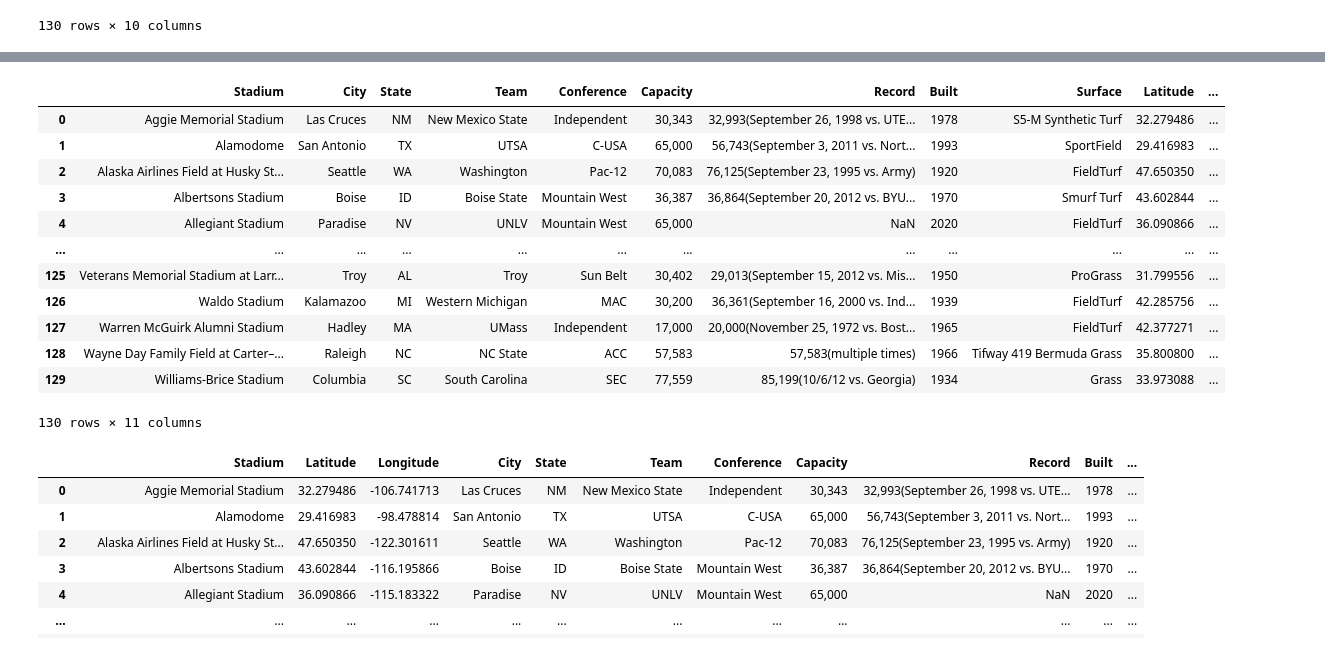
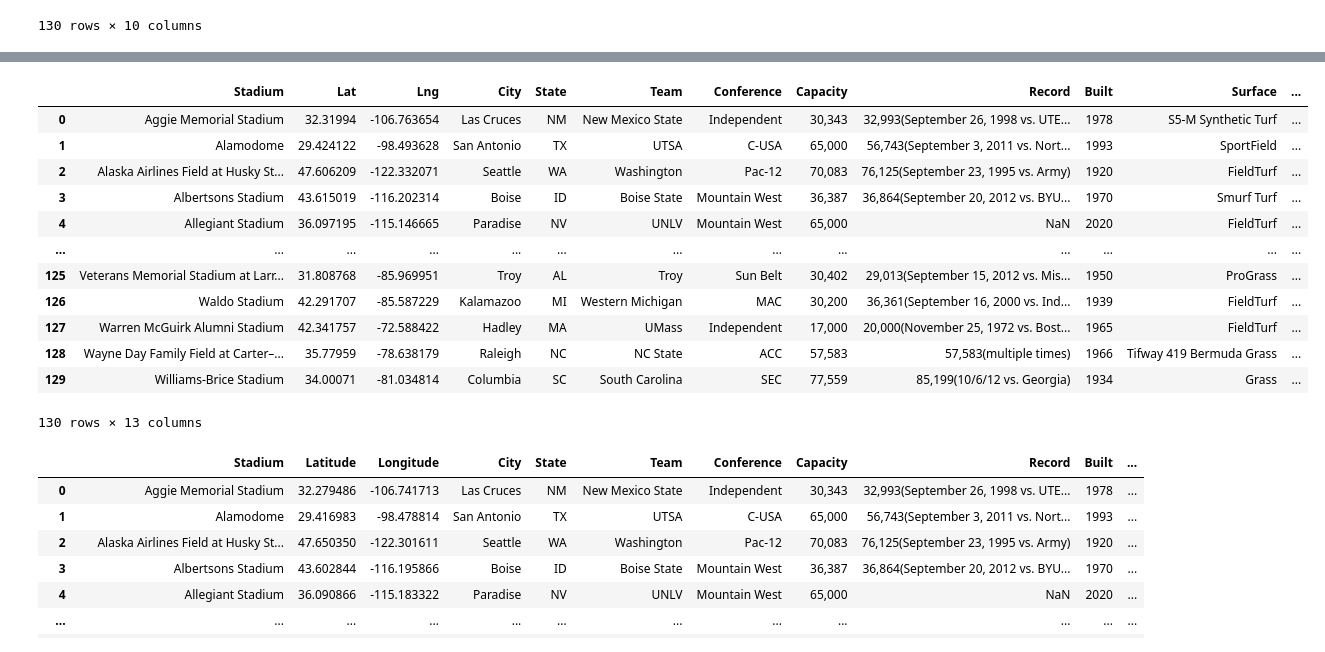
Before and after one commit to Kylec66/College-Football-Stadium-Analysis, a Jupyter notebook: Stadium Info.ipynb, the cells around one changed output, grey strips where cells are left out. Drawn from its saved outputs; the diff is of its cells as text; code cells hidden in the pictures.

```diff
--- a/Stadium Info.ipynb
+++ b/Stadium Info.ipynb
@@ -34,9 +34,10 @@ stadiums_pd
 # Add columns for lat, lng
 # Hint: Be sure to specify "" as the initial value for each column.
 
-stadiums_ordered_pd = stadiums_pd[["Stadium","City","State","Team","Conference","Capacity","Record","Built","Surface"]]
+stadiums_pd['Lat'] = ""
+stadiums_pd['Lng'] = ""
 
-stadiums_ordered_pd.head()
+stadiums_ordered_pd = stadiums_pd[["Stadium","Lat","Lng","City","State","Team","Conference","Capacity","Record","Built","Surface"]]
 
-stadiums_ordered_pd.head()
+stadiums_ordered_pd
 # %% [output]
@@ -48,0 +57,33 @@ stadiums_ordered_pd.head()
+# %%
+params = {
+    'key': gkey
+}
+
+
+for index, row in stadiums_ordered_pd.iterrows():
+
+    base_url = f"https://maps.googleapis.com/maps/api/geocode/json"
+
+    city = row['City']
+    state = row['State']
+
+    # add keyword to params dict
+    params['address'] = f'{city},{state}'
+
+    response = requests.get(base_url, params=params).json()
+
+    # extract results
+    results = response['results']
+
+    try:
+        stadiums_ordered_pd.loc[index, 'Lat'] = results[0]['geometry']['location']['lat']
+        stadiums_ordered_pd.loc[index, 'Lng'] = results[0]['geometry']['location']['lng']
+
+
+    except (KeyError, IndexError):
+        print("Missing field/result... skipping.")
+
+    print("------------")
+
+
+stadiums_ordered_pd.head()
@@ -49,44 +114,44 @@ stadiums_ordered_pd.head()
 # %%
 from pprint import pprint
 
 for index, row in stadiums_ordered_pd.iterrows():
 
     target_city = row['Stadium']
 
     base_url = f"https://maps.googleapis.com/maps/api/geocode/json?address={target_city}&key={gkey}"
 
-    #lat = row['Lat']
-    #lng = row['Lng']
+    lat = row['Lat']
+    lng = row['Lng']
 
     # add keyword to params dict
     params['location'] = f'{lat},{lng}'
 
     # assemble
 
     response = requests.get(base_url, params=params).json()
 
     try:
         stadiums_ordered_pd.loc[index, 'Latitude'] = response['results'][0]['geometry']['location']['lat']
         stadiums_ordered_pd.loc[index, 'Longitude'] = response['results'][0]['geometry']['location']['lng']
 
     except:
         print(target_city)
 
 stadiums_ordered_pd
 # %% [output]
-|  | Stadium | City | State | Team | Conference | Capacity | Record | Built | Surface | Latitude | ... |
-| 0 | Aggie Memorial Stadium | Las Cruces | NM | New Mexico State | Independent | 30,343 | 32,993(September 26, 1998 vs. UTE... | 1978 | S5-M Synthetic Turf | 32.279486 | ... |
-| 1 | Alamodome | San Antonio | TX | UTSA | C-USA | 65,000 | 56,743(September 3, 2011 vs. Nort... | 1993 | SportField | 29.416983 | ... |
-| 2 | Alaska Airlines Field at Husky St... | Seattle | WA | Washington | Pac-12 | 70,083 | 76,125(September 23, 1995 vs. Army) | 1920 | FieldTurf | 47.650350 | ... |
-| 3 | Albertsons Stadium | Boise | ID | Boise State | Mountain West | 36,387 | 36,864(September 20, 2012 vs. BYU... | 1970 | Smurf Turf | 43.602844 | ... |
-| 4 | Allegiant Stadium | Paradise | NV | UNLV | Mountain West | 65,000 | NaN | 2020 | FieldTurf | 36.090866 | ... |
-| ... | ... | ... | ... | ... | ... | ... | ... | ... | ... | ... | ... |
-| 125 | Veterans Memorial Stadium at Larr... | Troy | AL | Troy | Sun Belt | 30,402 | 29,013(September 15, 2012 vs. Mis... | 1950 | ProGrass | 31.799556 | ... |
-| 126 | Waldo Stadium | Kalamazoo | MI | Western Michigan | MAC | 30,200 | 36,361(September 16, 2000 vs. Ind... | 1939 | FieldTurf | 42.285756 | ... |
-| 127 | Warren McGuirk Alumni Stadium | Hadley | MA | UMass | Independent | 17,000 | 20,000(November 25, 1972 vs. Bost... | 1965 | FieldTurf | 42.377271 | ... |
-| 128 | Wayne Day Family Field at Carter–... | Raleigh | NC | NC State | ACC | 57,583 | 57,583(multiple times) | 1966 | Tifway 419 Bermuda Grass | 35.800800 | ... |
-| 129 | Williams-Brice Stadium | Columbia | SC | South Carolina | SEC | 77,559 | 85,199(10/6/12 vs. Georgia) | 1934 | Grass | 33.973088 | ... |
+|  | Stadium | Lat | Lng | City | State | Team | Conference | Capacity | Record | Built | Surface | ... |
+| 0 | Aggie Memorial Stadium | 32.31994 | -106.763654 | Las Cruces | NM | New Mexico State | Independent | 30,343 | 32,993(September 26, 1998 vs. UTE... | 1978 | S5-M Synthetic Turf | ... |
+| 1 | Alamodome | 29.424122 | -98.493628 | San Antonio | TX | UTSA | C-USA | 65,000 | 56,743(September 3, 2011 vs. Nort... | 1993 | SportField | ... |
+| 2 | Alaska Airlines Field at Husky St... | 47.606209 | -122.332071 | Seattle | WA | Washington | Pac-12 | 70,083 | 76,125(September 23, 1995 vs. Army) | 1920 | FieldTurf | ... |
+| 3 | Albertsons Stadium | 43.615019 | -116.202314 | Boise | ID | Boise State | Mountain West | 36,387 | 36,864(September 20, 2012 vs. BYU... | 1970 | Smurf Turf | ... |
+| 4 | Allegiant Stadium | 36.097195 | -115.146665 | Paradise | NV | UNLV | Mountain West | 65,000 | NaN | 2020 | FieldTurf | ... |
+| ... | ... | ... | ... | ... | ... | ... | ... | ... | ... | ... | ... | ... |
+| 125 | Veterans Memorial Stadium at Larr... | 31.808768 | -85.969951 | Troy | AL | Troy | Sun Belt | 30,402 | 29,013(September 15, 2012 vs. Mis... | 1950 | ProGrass | ... |
+| 126 | Waldo Stadium | 42.291707 | -85.587229 | Kalamazoo | MI | Western Michigan | MAC | 30,200 | 36,361(September 16, 2000 vs. Ind... | 1939 | FieldTurf | ... |
+| 127 | Warren McGuirk Alumni Stadium | 42.341757 | -72.588422 | Hadley | MA | UMass | Independent | 17,000 | 20,000(November 25, 1972 vs. Bost... | 1965 | FieldTurf | ... |
+| 128 | Wayne Day Family Field at Carter–... | 35.77959 | -78.638179 | Raleigh | NC | NC State | ACC | 57,583 | 57,583(multiple times) | 1966 | Tifway 419 Bermuda Grass | ... |
+| 129 | Williams-Brice Stadium | 34.00071 | -81.034814 | Columbia | SC | South Carolina | SEC | 77,559 | 85,199(10/6/12 vs. Georgia) | 1934 | Grass | ... |
-130 rows × 11 columns
+130 rows × 13 columns
 # %%
 stadiums_cleaned_df = stadiums_ordered_pd[["Stadium", "Latitude", "Longitude", "City", "State", "Team", "Conference", "Capacity", "Record", "Built", "Surface"]]
 
```
Also changed, not shown: parts of 2 cells of this notebook.
